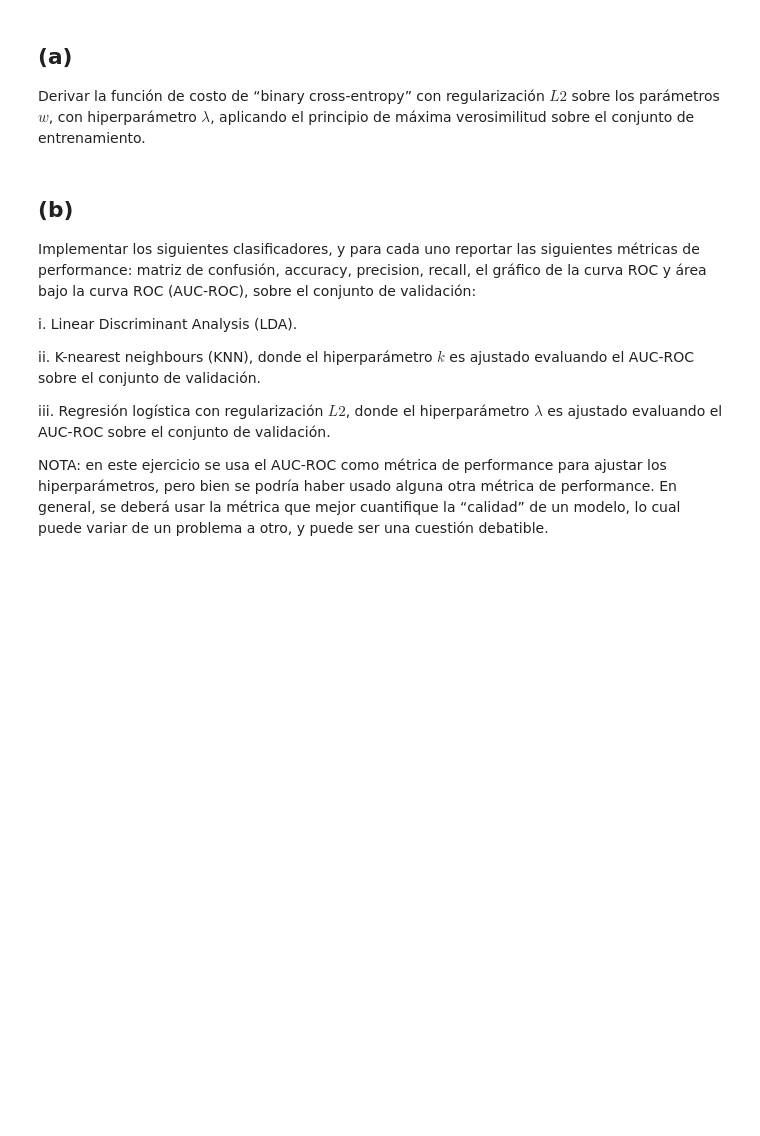
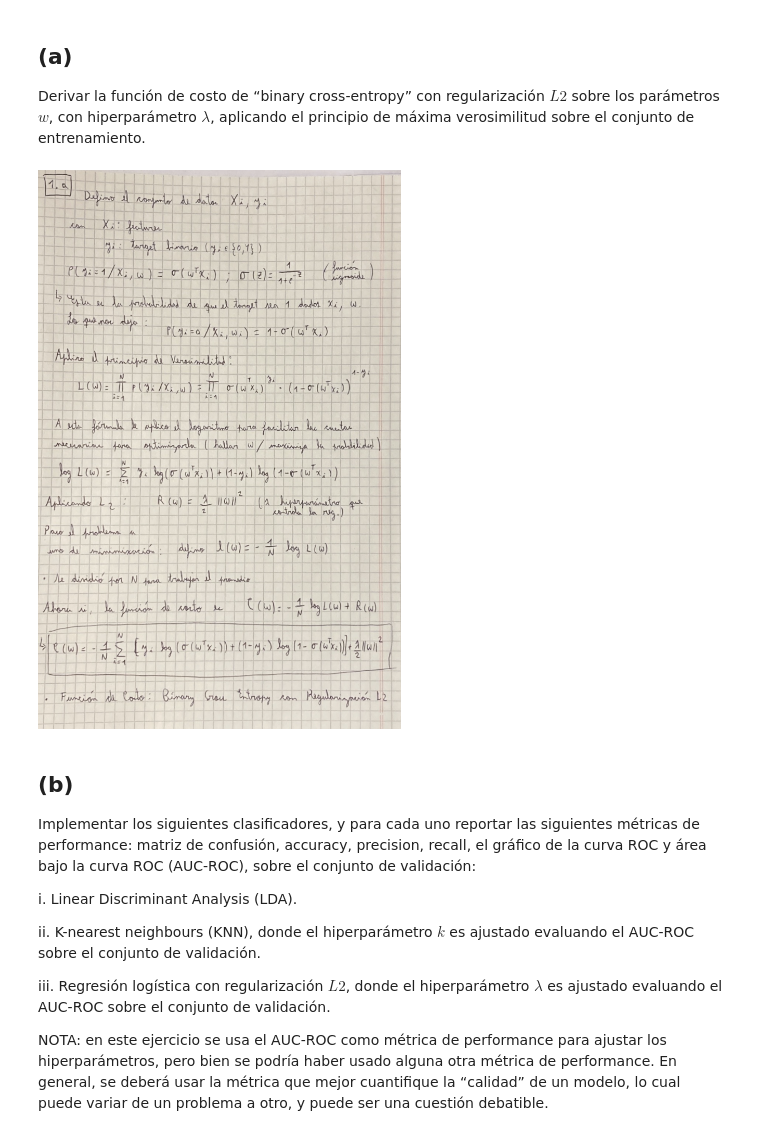
Before and after one commit to maxgubitosi/ML-Classification-Models-from-Scratch, a Jupyter notebook: Problema 1/Problema_1.ipynb, the cells around one changed output. Saved outputs shown, nothing was run; the diff lists cells and outputs as text; code cells hidden in the pictures; blank space fills up the shorter version.

```diff
--- a/Problema 1/Problema_1.ipynb
+++ b/Problema 1/Problema_1.ipynb
@@ -76,6 +76,11 @@ y_validation shape:  (114,)
 # %% [markdown]
 ## (a)
 Derivar la función de costo de “binary cross-entropy” con regularización $L2$ sobre los parámetros $w$, con hiperparámetro $\lambda$, aplicando el principio de máxima verosimilitud sobre el conjunto de entrenamiento.
+# %%
+from IPython.display import Image
+Image(filename = "/Users/maxi/Downloads/Actuales/ML/ML-TP3/Problema 1/1a.png")
+# %% [output]
+[figure, added]
 # %% [markdown]
 ## (b)
 Implementar los siguientes clasificadores, y para cada uno reportar las siguientes métricas de performance: matriz de confusión, accuracy, precision, recall, el gráfico de la curva ROC y área bajo la curva ROC (AUC-ROC), sobre el conjunto de validación:
```
Also changed, not shown: parts of 20 cells of this notebook, 5 other files.
